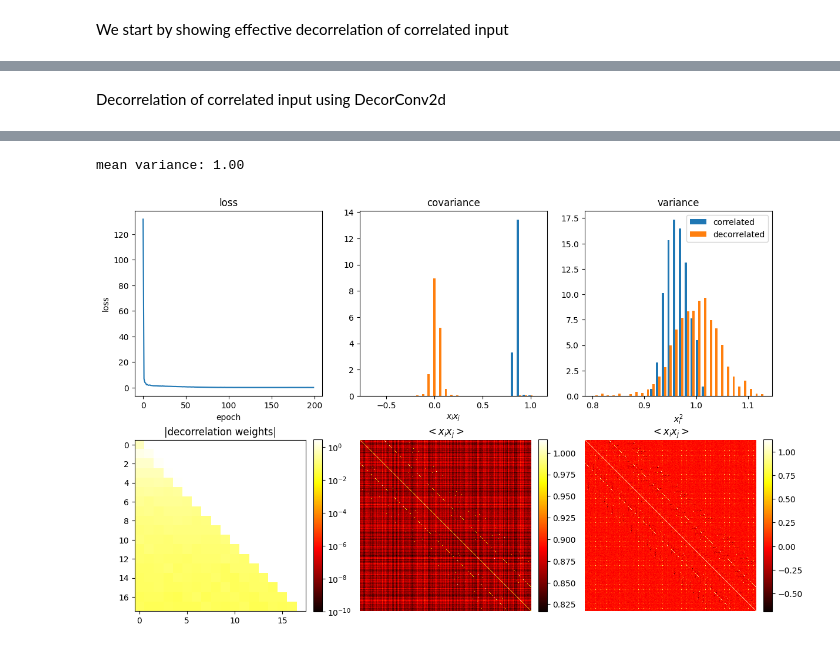
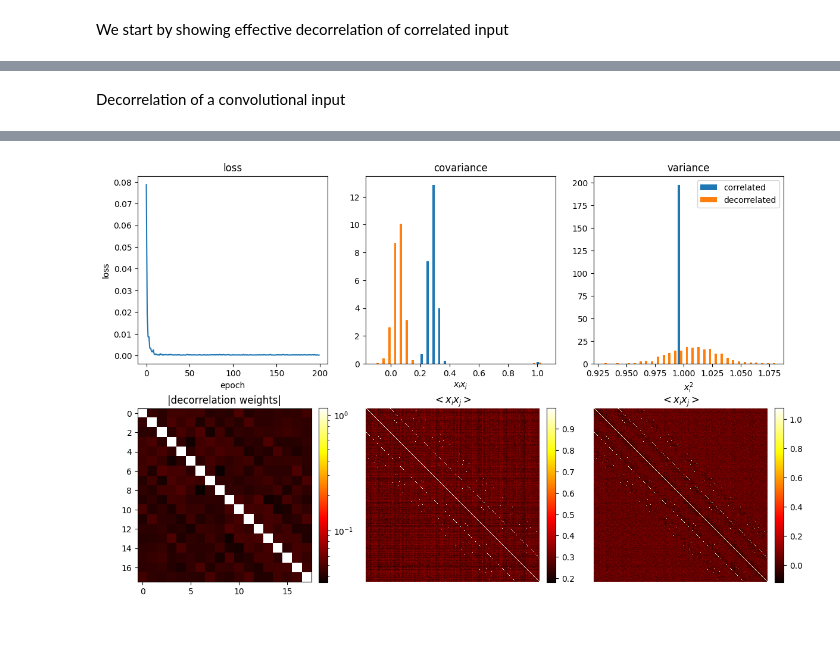
Before and after one commit to artcogsys/decorbp, a Jupyter notebook: examples/decorrelation_analysis.ipynb, the cells around one changed output, grey strips where cells are left out. Saved outputs shown, nothing was run; the diff lists cells and outputs as text; code cells hidden in the pictures.

```diff
--- a/examples/decorrelation_analysis.ipynb
+++ b/examples/decorrelation_analysis.ipynb
@@ -83,5 +127,5 @@ mean variance: 1.00
 # %% [markdown]
-Decorrelation of correlated input using DecorConv2d
+Decorrelation of a convolutional input
 # %%
 # generate [N, M] correlated input
 num_examples=1000
@@ -93,7 +137,7 @@ kernel_size=(3,3)
 num_samples=1000
 num_epochs=200
 seed=42
-decor_lr=1e-1
+decor_lr=1e-0
 kappa=1e-1
 downsample_perc=0.1
 
@@ -116,4 +160,7 @@ data = generate_correlated_data(num_features, num_samples).reshape(num_examples,
 model = DecorConv2d(in_channels=in_channels, out_channels=out_channels, kernel_size=kernel_size, bias=False, kappa=kappa, downsample_perc=downsample_perc).to(device)
 
 L, A1, A2 = decorrelate(num_epochs, data, model, decor_lr)
+
+plot_decorrelation_results(model, L, A1, A2)
+print(f'mean variance: {torch.mean(torch.diag(A2)):.2f}')
 # %% [output]
@@ -137,6 +168 @@ iteration 199   loss: 0.018
+[figure, added]
-# %%
-plot_decorrelation_results(model, L, A1, A2)
-print(f'mean variance: {torch.mean(torch.diag(A2)):.2f}')
-# %% [output]
-mean variance: 1.00
-[figure, removed]
```
Also changed, not shown: parts of 10 cells of this notebook, 1 other file.
